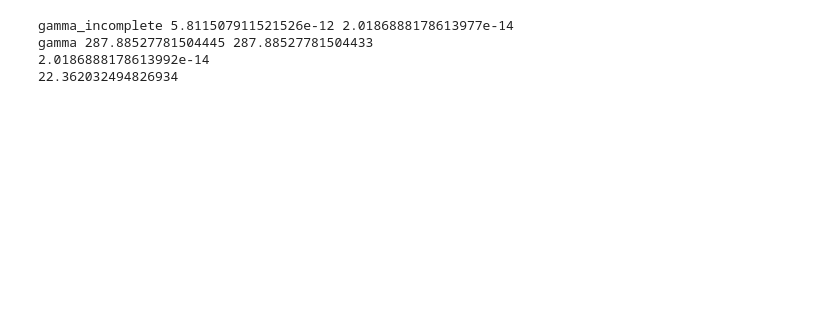
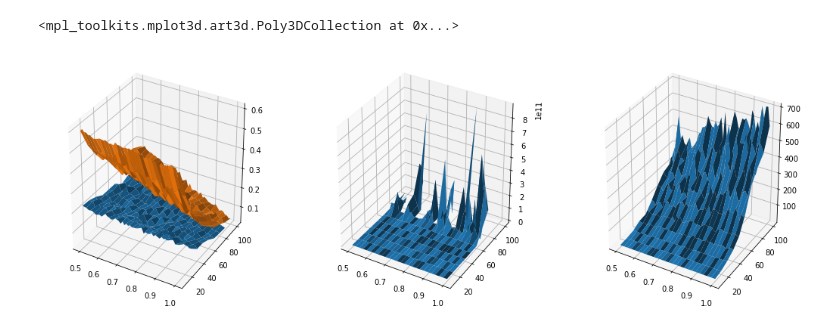
Before and after one commit to SkymeFactor/AppMath, a Jupyter notebook: Lab2/Lab-2.ipynb, the cells around one changed output. Saved outputs shown, nothing was run; the diff lists cells and outputs as text; code cells hidden in the pictures; blank space fills up the shorter version.

```diff
--- a/Lab2/Lab-2.ipynb
+++ b/Lab2/Lab-2.ipynb
@@ -109,7 +113,60 @@ def jarque_bera_test (distribution):
     # compute the p-value
     p_value = 1 - chi2.cdf(test_score, 2)
     return {"Jarque_Bera" : test_score, "p-value" : p_value}
+# %%
+#arr = generate_distribution(100, 0)
+#print(pearson_test(arr[1], 0.05))
+#print(jarque_bera_test(arr[1]))
+
+n = np.arange(10, 100 + 10, 10)             # list of selection sizes
+p = np.arange(0.5, 1 + 0.01, 0.01)          # list of probabilities
+presp = np.empty((n.shape[0], p.shape[0]))  # p-val result pearson's array
+presj = np.empty((n.shape[0], p.shape[0]))  # p-val result jarque-bera's array
+sresp = np.empty((n.shape[0], p.shape[0]))  # stats result pearson's array
+sresj = np.empty((n.shape[0], p.shape[0]))  # stats result jarque-bera's array
+X, Y = np.meshgrid(p, n)                    # meshgrid for plots
+
+count = 1000
+
+# for all n and all p
+for it_size in enumerate(n):
+    for it_prob in enumerate(p):
+        # nullify temporary arrays
+        pr_pval = np.array([])
+        jb_pval = np.array([])
+        pr_stat = np.array([])
+        jb_stat = np.array([])
+        pr_lim = np.array([])
+        # generate $(count) samples
+        for it in range(count):
+            arr = generate_distribution(it_size[1], it_prob[1])
+            pr = pearson_test(arr[1], 0.05)
+            jb = jarque_bera_test(arr[1])
+            # bind resulting scores to the temporary arrays
+            pr_pval = np.append(pr_pval, pr["p-value"])
+            jb_pval = np.append(jb_pval, jb["p-value"])
+            pr_stat = np.append(pr_stat, pr["Chi_square"])
+            jb_stat = np.append(jb_stat, jb["Jarque_Bera"])
+        # extract mean values of the temporary arrays
+        presp[it_size[0], it_prob[0]] = np.mean(pr_pval)
+        presj[it_size[0], it_prob[0]] = np.mean(jb_pval)
+        sresp[it_size[0], it_prob[0]] = np.mean(pr_stat)
+        sresj[it_size[0], it_prob[0]] = np.mean(jb_stat)
+
+# build plots
+fig = plt.figure(figsize=(18, 6))
+ax1 = fig.add_subplot(1, 3, 1, projection='3d')
+ax1.plot_surface(X, Y, presp)
+ax1.plot_surface(X, Y, presj)
+ax2 = fig.add_subplot(1, 3, 2, projection='3d')
+ax2.plot_surface(X, Y, sresp)
+ax3 = fig.add_subplot(1, 3, 3, projection='3d')
+ax3.plot_surface(X, Y, sresj)
+# %% [output]
+<mpl_toolkits.mplot3d.art3d.Poly3DCollection at 0x...>
+[figure, added]
 # %%
+'''
 from numpy import e, inf
 from scipy.special import gamma, gammainc, gammaincinv
 from scipy.integrate import quad
@@ -143,8 +200,4 @@ def Finv(x, k):
     return res
 
 print(Finv(0.05, 13))
+'''
-# %% [output]
-gamma_incomplete 5.811507911521526e-12 2.0186888178613977e-14
-gamma 287.88527781504445 287.88527781504433
-2.0186888178613992e-14
-22.362032494826934
```
Also changed, not shown: parts of 3 cells of this notebook.
